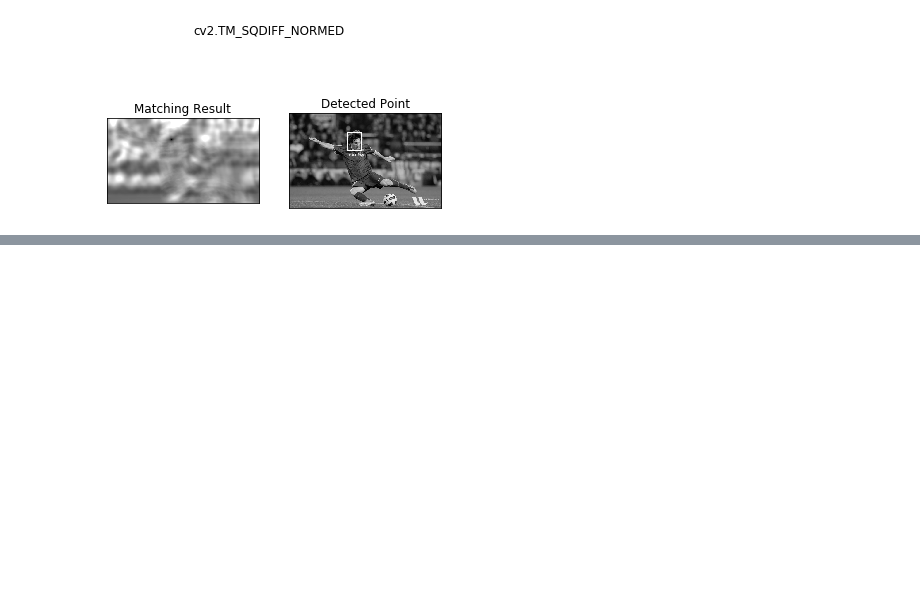
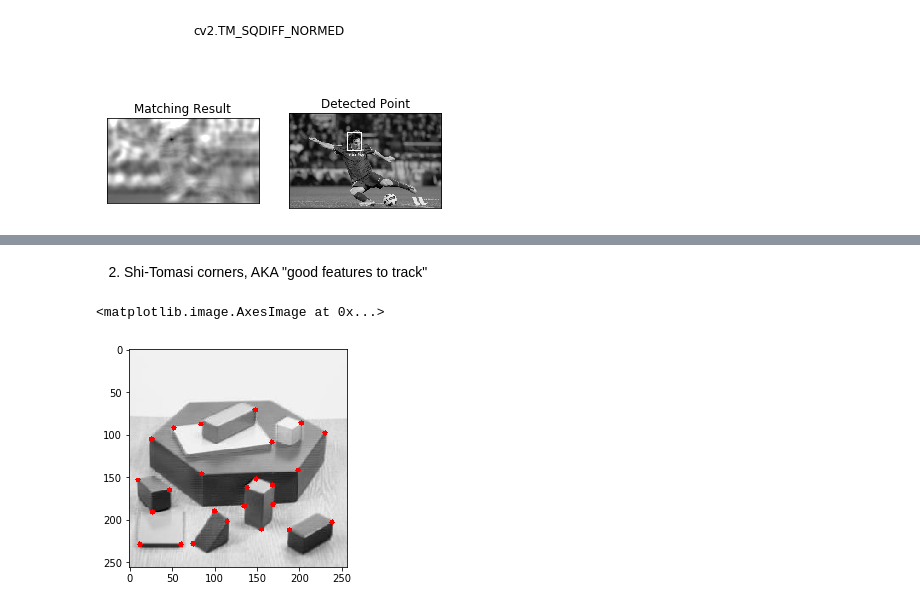
Before and after one commit to nagendraputhane/OpenCV, a Jupyter notebook: OpenCV_101.ipynb, the cells around one changed output, grey strips where cells are left out. Drawn from its saved outputs; the diff is of its cells as text; code cells hidden in the pictures; blank space fills up the shorter version.

```diff
--- a/OpenCV_101.ipynb
+++ b/OpenCV_101.ipynb
@@ -567,0 +587,11 @@ for meth in methods:
+# %% [markdown]
+2) Shi-Tomasi corners, AKA "good features to track"
+# %%
+corners = int0(cv2.goodFeaturesToTrack(gray, 25, 0.01, 10)) #int0 = int64
+for i in corners:
+  x, y = i.ravel()
+  cv2.circle(img2, (x,y), 3, 255, -1) #draw circle around (x,y)
+imshow(img2)
+# %% [output]
+<matplotlib.image.AxesImage at 0x...>
+[figure, added]
```
Also changed, not shown: parts of 6 cells of this notebook.
